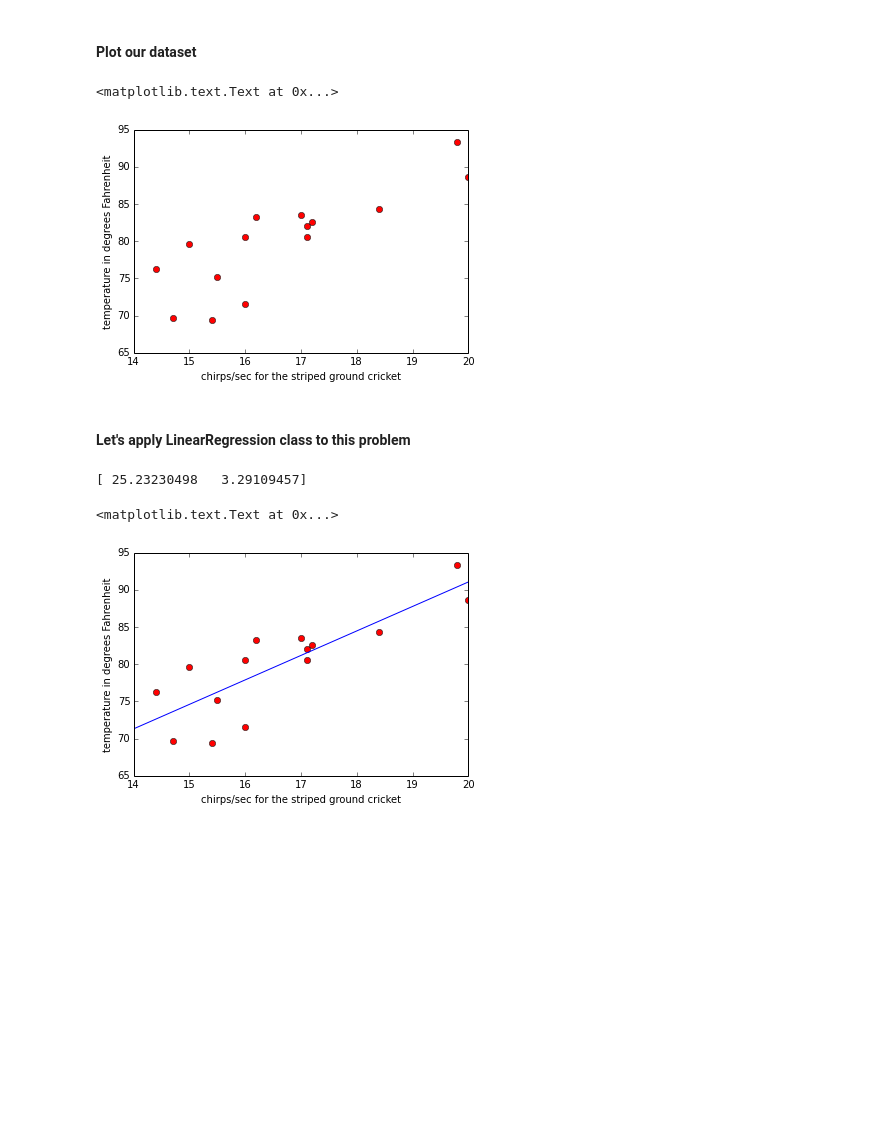
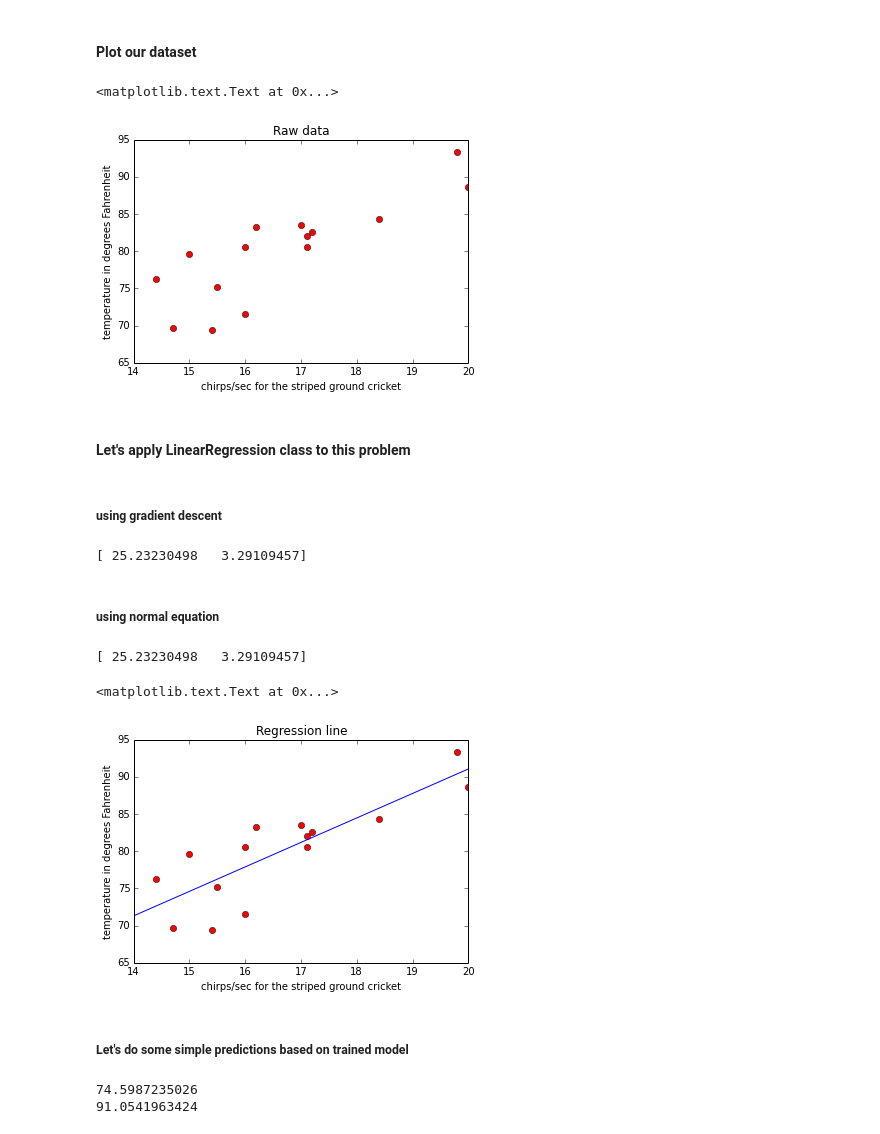
Before and after one commit to stand-by/MachineLearning_algorithms, a Jupyter notebook: examples/linear_regression.ipynb, the cells around one changed output. Drawn from its saved outputs; the diff is of its cells as text; code cells hidden in the pictures; blank space fills up the shorter version.

```diff
--- a/examples/linear_regression.ipynb
+++ b/examples/linear_regression.ipynb
@@ -26,22 +26,41 @@ X = np.array([X]).T #make it column vector
 plt.plot(X[:],y[:],'ro')
 plt.xlabel(input_label)
 plt.ylabel(output_label)
+plt.title("Raw data")
 # %% [output]
 <matplotlib.text.Text at 0x...>
-[figure, old version]
+[figure, new version]
 # %% [markdown]
 #### Let's apply LinearRegression class to this problem
+# %% [markdown]
+##### using gradient descent
+# %%
+model = linear_regression.LinearRegression(X,y,0.1,100)
+model.train_batch(np.array([10.0,10.0]))
+print model.theta
+# %% [output]
+[ 25.23230498   3.29109457]
+# %% [markdown]
+##### using normal equation
 # %%
-model = linear_regression.LinearRegression(X,y,0.1,100)
 model.train_normal_equation()
 print model.theta
-plan = np.linspace(14,20)
-mapped_plan = model.theta[0] + plan*model.theta[1]
+plane = np.linspace(14,20)
+mapped_plane = model.theta[0] + plane*model.theta[1]
 plt.plot(X[:],y[:],'ro')
-plt.plot(plan[:],mapped_plan[:],'b-')
+plt.plot(plane[:],mapped_plane[:],'b-')
 plt.xlabel(input_label)
 plt.ylabel(output_label)
+plt.title("Regression line")
 # %% [output]
 [ 25.23230498   3.29109457]
 <matplotlib.text.Text at 0x...>
-[figure, old version]
+[figure, new version]
+# %% [markdown]
+##### Let's do some simple predictions based on trained model
+# %%
+print model.predict(15)
+print model.predict(20)
+# %% [output]
+74.5987235026
+91.0541963424
```
